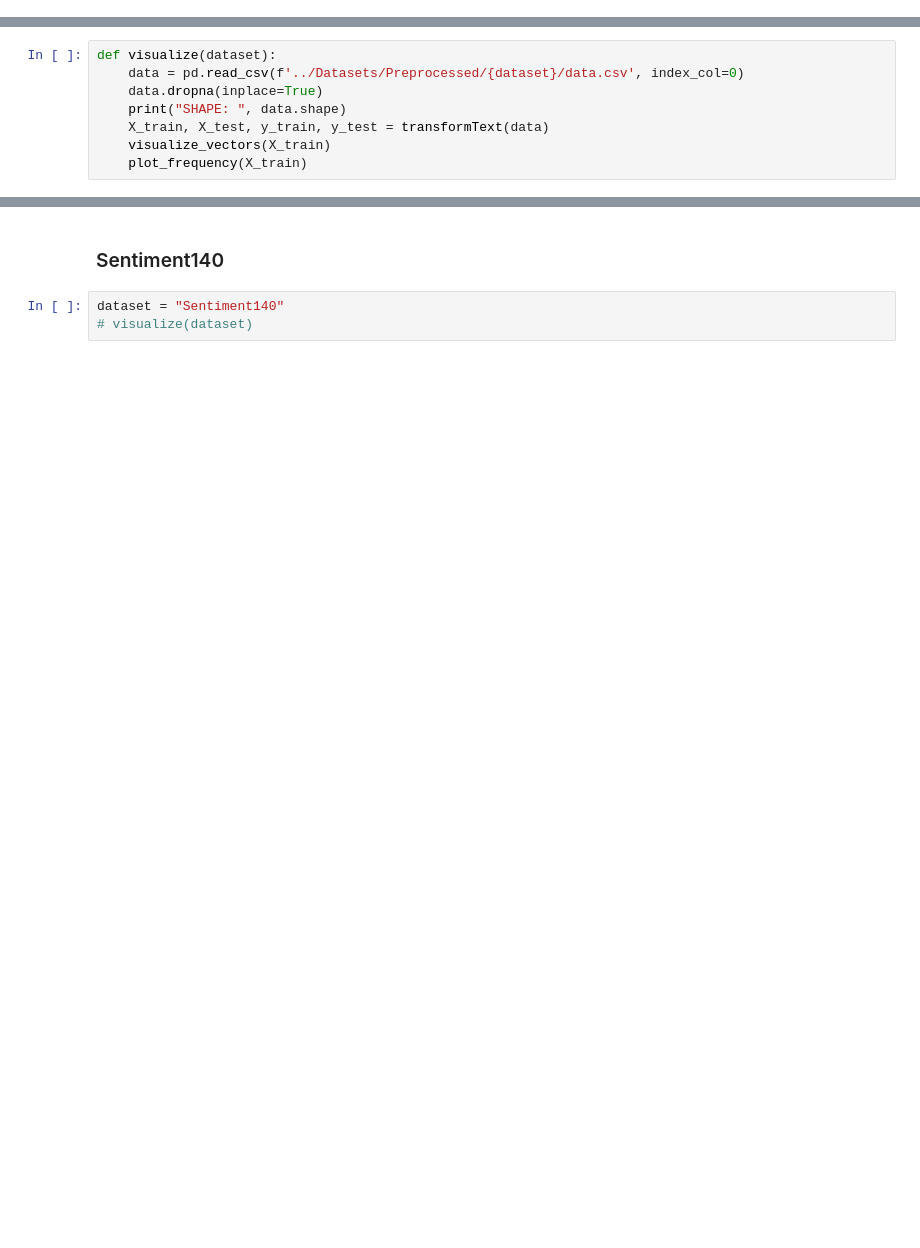
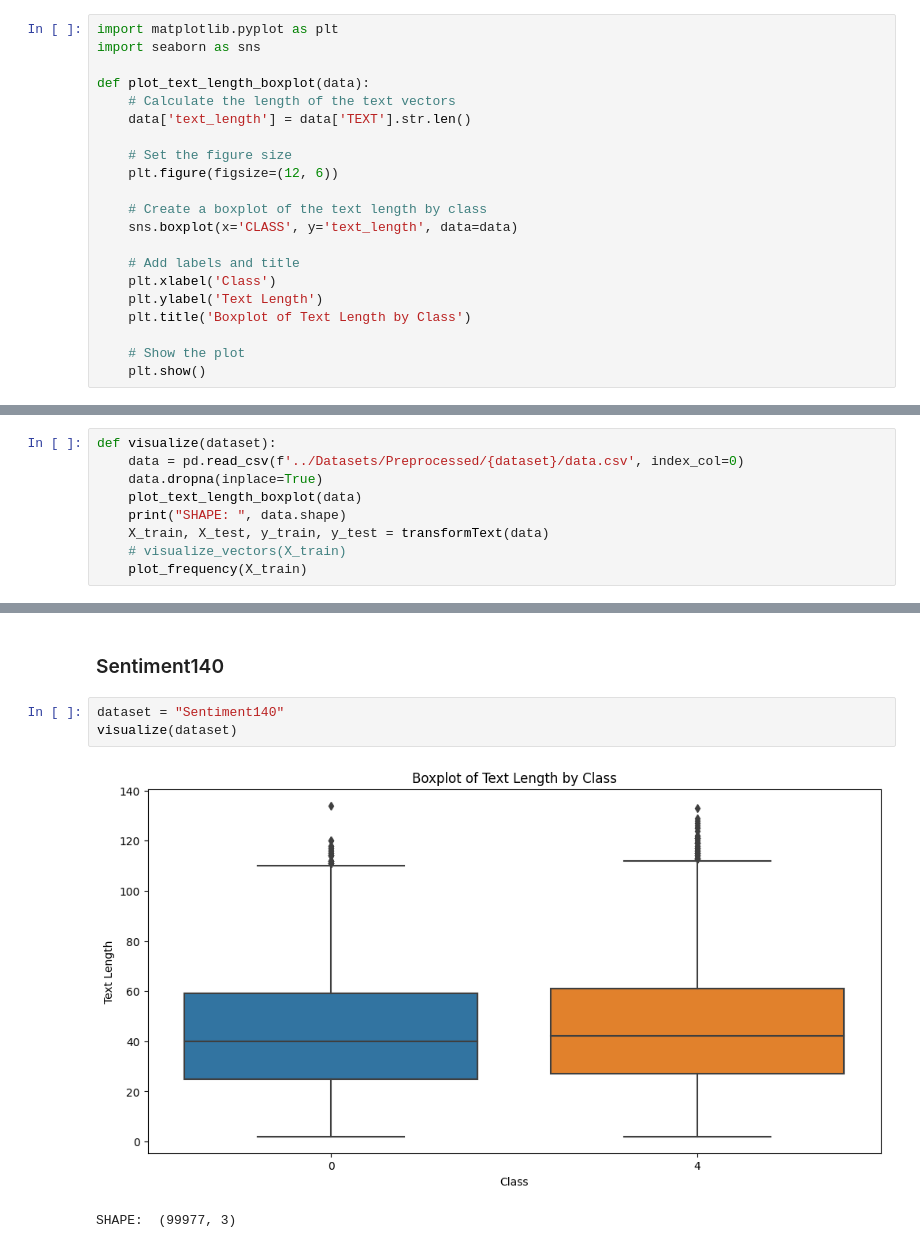
Before and after one commit to thecodizt/SentimentAnalysisModelStatistics, a Jupyter notebook: Analysis/Text Vector.ipynb, the cells around one changed output, grey strips where cells are left out. Cells and saved outputs as stored; diff of their text form; blank space fills up the shorter version.

```diff
--- a/Analysis/Text Vector.ipynb
+++ b/Analysis/Text Vector.ipynb
@@ -34,6 +34,27 @@ def visualize_vectors(vectors, n_clusters=3):
     # Plot the reduced vectors on a scatter plot
     plt.scatter(reduced_vectors[:, 0], reduced_vectors[:, 1], c=labels, cmap='viridis')
     plt.show()
+# %%
+import matplotlib.pyplot as plt
+import seaborn as sns
+
+def plot_text_length_boxplot(data):
+    # Calculate the length of the text vectors
+    data['text_length'] = data['TEXT'].str.len()
+
+    # Set the figure size
+    plt.figure(figsize=(12, 6))
+
+    # Create a boxplot of the text length by class
+    sns.boxplot(x='CLASS', y='text_length', data=data)
+
+    # Add labels and title
+    plt.xlabel('Class')
+    plt.ylabel('Text Length')
+    plt.title('Boxplot of Text Length by Class')
+
+    # Show the plot
+    plt.show()
 # %%
 from scipy import stats
 
@@ -78,9 +99,10 @@ def plot_frequency(vectors):
 def visualize(dataset):
     data = pd.read_csv(f'../Datasets/Preprocessed/{dataset}/data.csv', index_col=0)
     data.dropna(inplace=True)
+    plot_text_length_boxplot(data)
     print("SHAPE: ", data.shape)
     X_train, X_test, y_train, y_test = transformText(data)
-    visualize_vectors(X_train)
+    # visualize_vectors(X_train)
     plot_frequency(X_train)
 # %% [markdown]
 ### Cornell Movie Review Dataset
@@ -134,4 +160,7 @@ Zero vectors:  338195939
 ### Sentiment140
 # %%
 dataset = "Sentiment140"
-# visualize(dataset)
+visualize(dataset)
+# %% [output]
+[figure, added]
+SHAPE:  (99977, 3)
```
Also changed, not shown: parts of 4 cells of this notebook, 7 other files.
